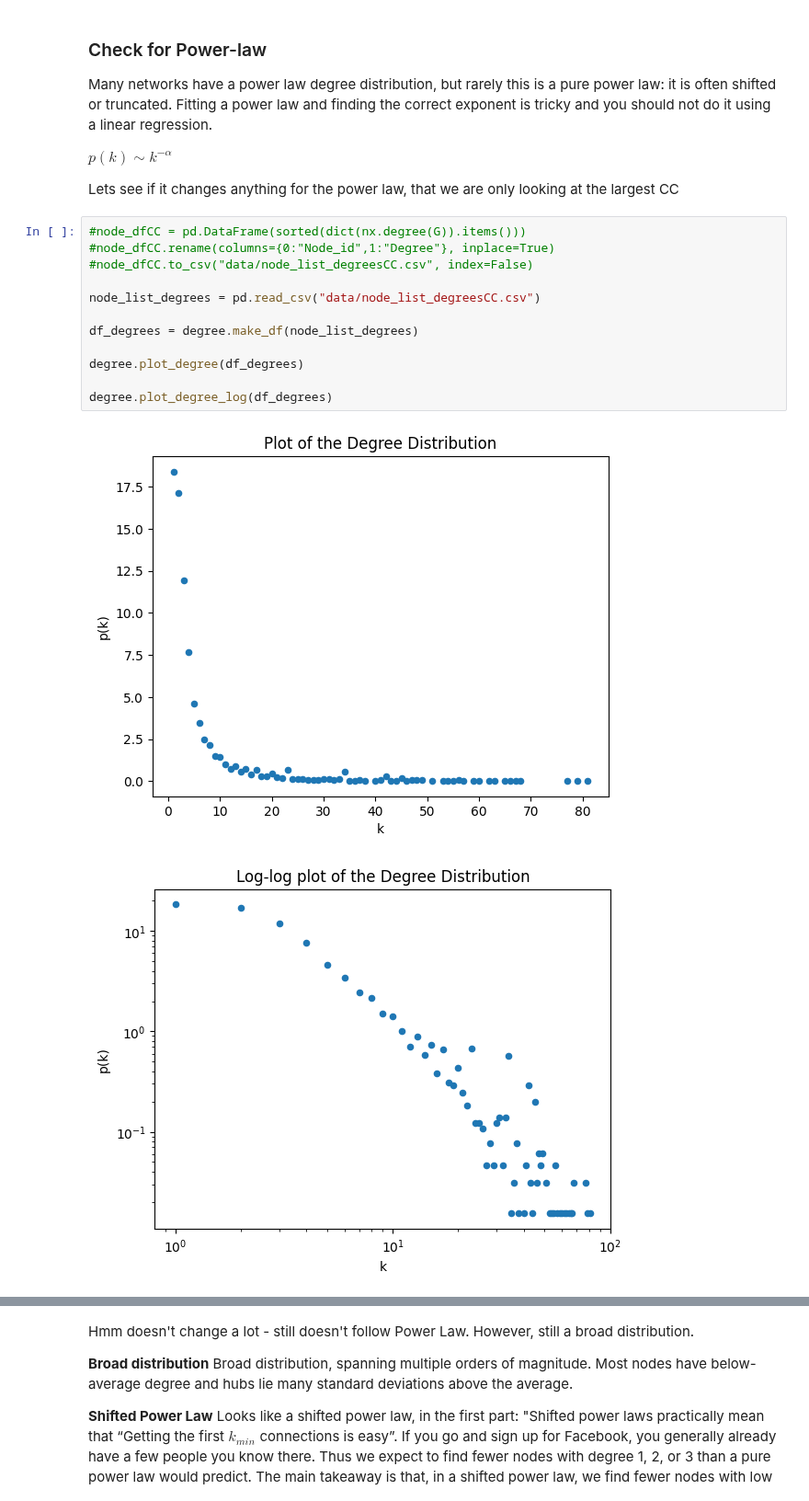
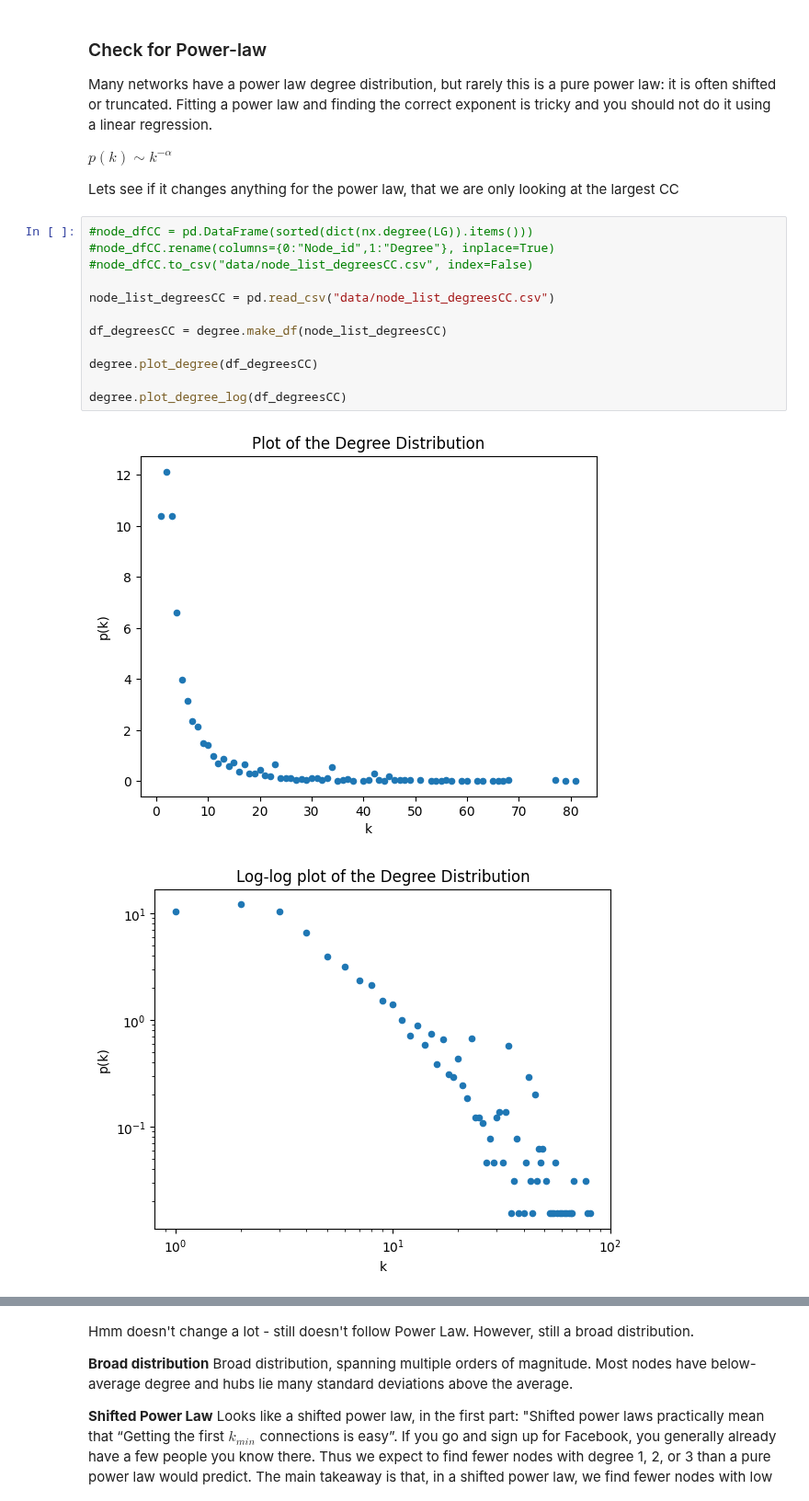
Before and after one commit to viggo-gascou/network-analysis, a Jupyter notebook: main_authors.ipynb, the cells around one changed output, grey strips where cells are left out. Shown at 92% size. Cells and saved outputs as stored; diff of their text form.

```diff
--- a/main_authors.ipynb
+++ b/main_authors.ipynb
@@ -219,20 +219,20 @@ $p(k) \sim k^{-\alpha}$
 
 Lets see if it changes anything for the power law, that we are only looking at the largest CC
 # %%
-#node_dfCC = pd.DataFrame(sorted(dict(nx.degree(G)).items()))
+#node_dfCC = pd.DataFrame(sorted(dict(nx.degree(LG)).items()))
 #node_dfCC.rename(columns={0:"Node_id",1:"Degree"}, inplace=True)
 #node_dfCC.to_csv("data/node_list_degreesCC.csv", index=False)
 
-node_list_degrees = pd.read_csv("data/node_list_degreesCC.csv")
+node_list_degreesCC = pd.read_csv("data/node_list_degreesCC.csv")
 
-df_degrees = degree.make_df(node_list_degrees)
+df_degreesCC = degree.make_df(node_list_degreesCC)
 
-degree.plot_degree(df_degrees)
+degree.plot_degree(df_degreesCC)
 
-degree.plot_degree_log(df_degrees)
+degree.plot_degree_log(df_degreesCC)
 # %% [output]
-[figure, old version]
+[figure, new version]
-[figure, old version]
+[figure, new version]
 # %%
 degree.check_power_law(LG);
 # %% [output]
```
Also changed, not shown: parts of 5 cells of this notebook, 6 other files.
